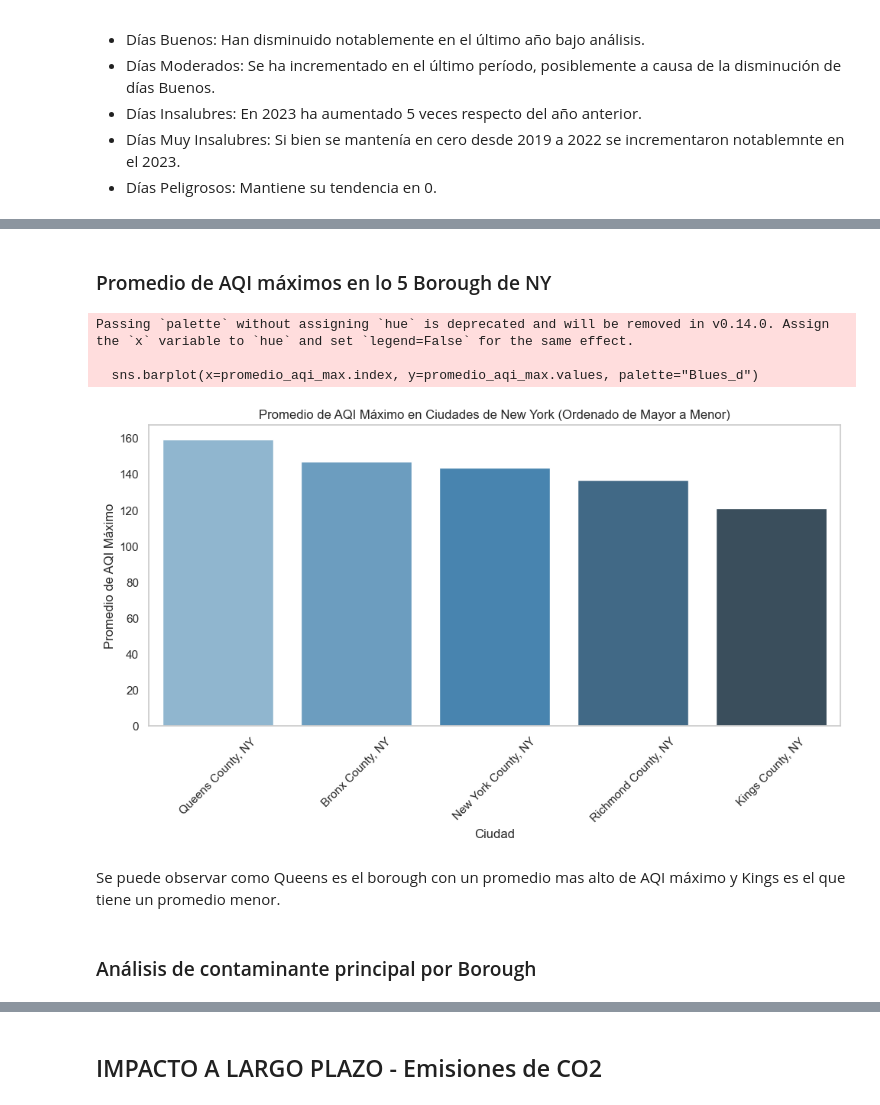
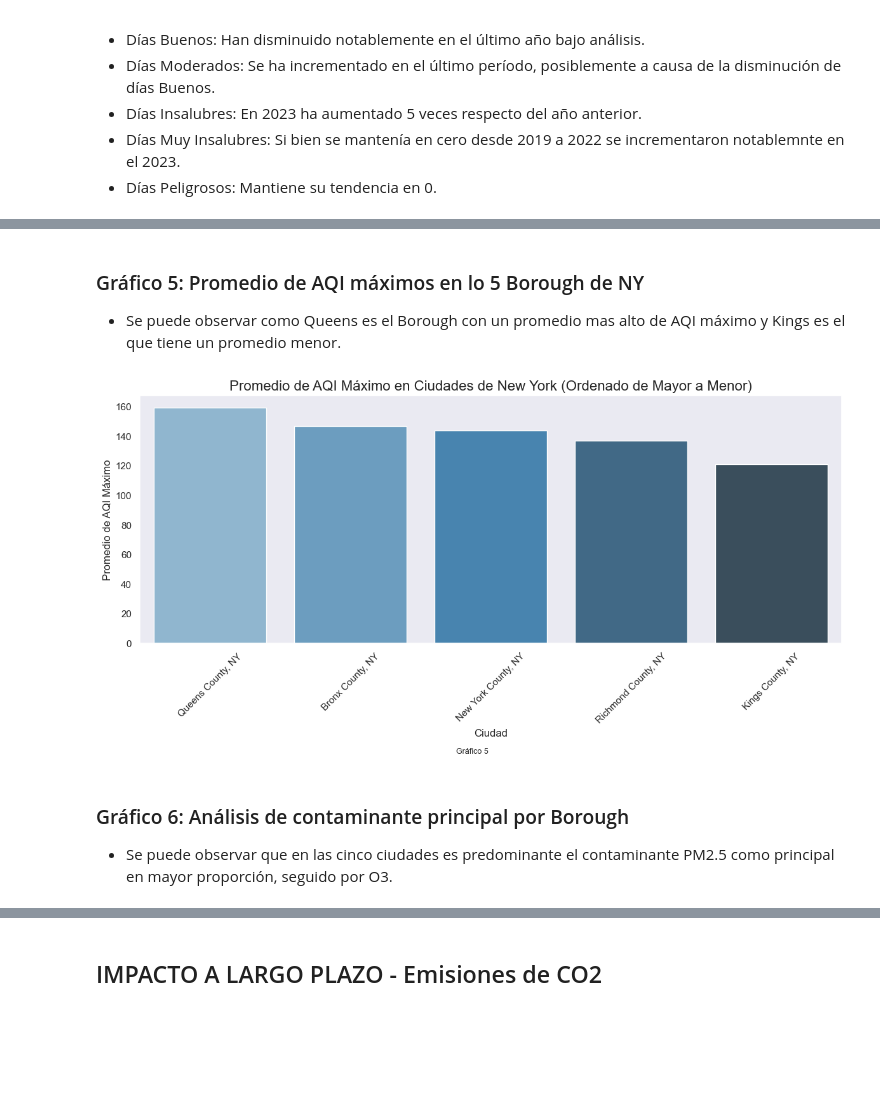
Before and after one commit to mlararossetti/ProyectoFinalSH, a Jupyter notebook: notebooks/2. EDA/EDA_AirQuality+EmissionCO2.ipynb, the cells around one changed output, grey strips where cells are left out. Saved outputs shown, nothing was run; the diff lists cells and outputs as text; code cells hidden in the pictures; blank space fills up the shorter version.

```diff
--- a/notebooks/2. EDA/EDA_AirQuality+EmissionCO2.ipynb
+++ b/notebooks/2. EDA/EDA_AirQuality+EmissionCO2.ipynb
@@ -175,38 +187,36 @@ plt.show()
-# %% [markdown]
-### Promedio de AQI máximos en lo 5 Borough de NY
+# %% [markdown]
+### Gráfico 5: Promedio de AQI máximos en lo 5 Borough de NY
+- Se puede observar como Queens es el Borough con un promedio mas alto de AQI máximo y Kings es el que tiene un promedio menor.
 # %%
 # Filtrar el DataFrame para considerar solo los Borough
 ciudades_especificas = ['Bronx County, NY', 'Kings County, NY', 'New York County, NY', 'Queens County, NY', 'Richmond County, NY']
 df_ciudades = df_AIQ[df_AIQ['City'].isin(ciudades_especificas)]
 
 # Calcular el promedio de 'AQI Maximum' para cada ciudad y ordenar de mayor a menor
 promedio_aqi_max = df_ciudades.groupby('City')['AQI Maximum'].mean().sort_values(ascending=False)
 
 # Configuración del tamaño del gráfico
-plt.figure(figsize=(10, 6))
+plt.figure(figsize=(12, 6))
 
 # Gráfico de barras para el promedio de AQI máximo
 sns.barplot(x=promedio_aqi_max.index, y=promedio_aqi_max.values, palette="Blues_d")
 
 # Personalización del gráfico
-plt.title('Promedio de AQI Máximo en Ciudades de New York (Ordenado de Mayor a Menor)')
-plt.xlabel('Ciudad')
-plt.ylabel('Promedio de AQI Máximo')
+plt.title('Promedio de AQI Máximo en Ciudades de New York (Ordenado de Mayor a Menor)', fontsize=16)
+plt.xlabel('Ciudad', fontsize=12)
+plt.ylabel('Promedio de AQI Máximo', fontsize=12)
 plt.xticks(rotation=45)
 plt.grid(axis='y')
 
 # Mostrar el gráfico
+plt.figtext(0.5, -0.01, "Gráfico 5", wrap=True, horizontalalignment='center', fontsize=9)
 plt.tight_layout()
 plt.show()
 # %% [output]
-Passing `palette` without assigning `hue` is deprecated and will be removed in v0.14.0. Assign the `x` variable to `hue` and set `legend=False` for the same effect.
-
-  sns.barplot(x=promedio_aqi_max.index, y=promedio_aqi_max.values, palette="Blues_d")
-[figure, old version]
+[figure, new version]
-# %% [markdown]
-Se puede observar como Queens es el borough con un promedio mas alto de AQI máximo y Kings es el que tiene un promedio menor.
-# %% [markdown]
-### Análisis de contaminante principal por Borough
+# %% [markdown]
+### Gráfico 6: Análisis de contaminante principal por Borough
+- Se puede observar que en las cinco ciudades es predominante el contaminante PM2.5 como principal en mayor proporción, seguido por O3.
 # %%
 # Filtrar el DataFrame para los 5 Borough
 ciudades_especificas = ['Bronx County, NY', 'Kings County, NY', 'New York County, NY', 'Queens County, NY', 'Richmond County, NY']
```
Also changed, not shown: parts of 27 cells of this notebook, 5 other files.
